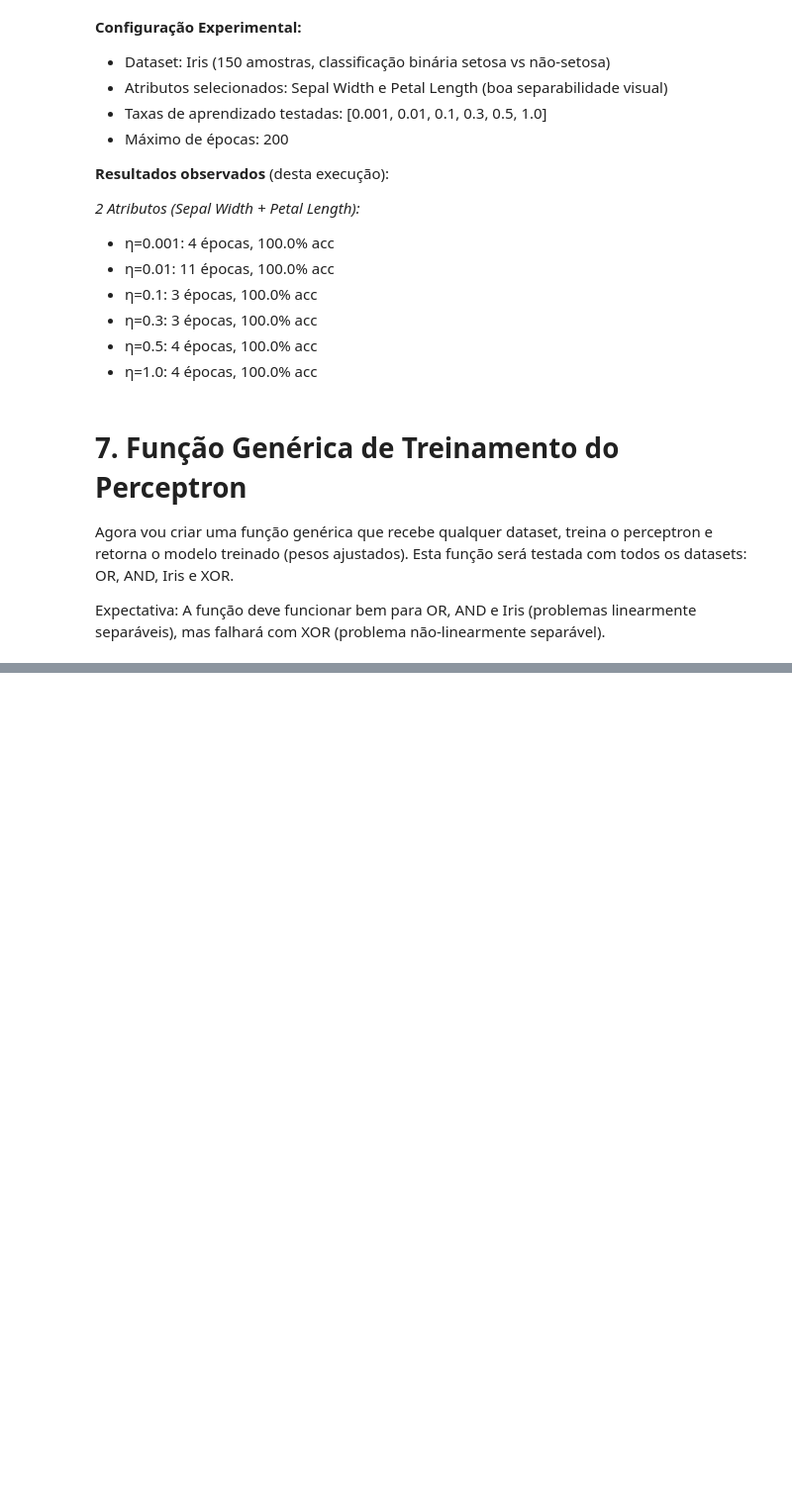
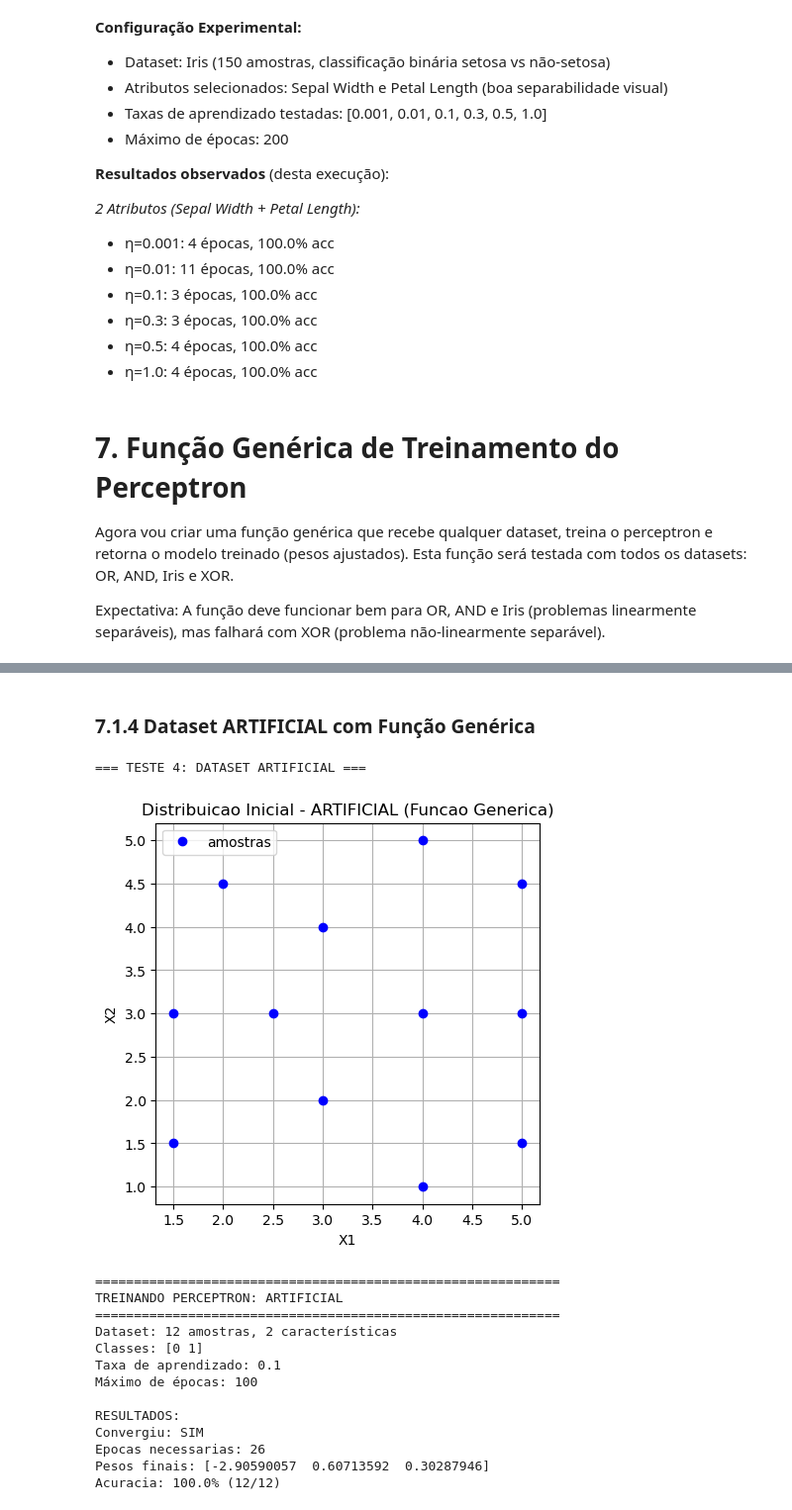
Before and after one commit to patrickcruzutfpr/redes-neurais-aula-02-perceptron, a Jupyter notebook: perceptron_simples.ipynb, the cells around one changed output, grey strips where cells are left out. Shown at 99% size. Drawn from its saved outputs; the diff is of its cells as text; code cells hidden in the pictures; blank space fills up the shorter version.

```diff
--- a/perceptron_simples.ipynb
+++ b/perceptron_simples.ipynb
@@ -704,0 +818,31 @@ Agora vou testar a função genérica com todos os datasets estudados: OR, AND,
+# %% [markdown]
+### 7.1.4 Dataset ARTIFICIAL com Função Genérica
+# %%
+print("=== TESTE 4: DATASET ARTIFICIAL ===")
+
+# Recarregar dados do ARTIFICIAL para usar com funcao generica
+X_art, D_art = carregar_dados('artificial')
+
+# Plot inicial - antes do treinamento
+plot_dados(X_art, D_art, 'Distribuicao Inicial - ARTIFICIAL (Funcao Generica)')
+plt.show()
+
+# Treinamento com funcao generica
+resultado_artificial = treinar_perceptron_generico(X_art, D_art, "ARTIFICIAL", eta=0.1, max_epocas=100, mostrar_detalhes=False)
+resultados_todos_datasets.append(resultado_artificial)
+# %% [output]
+=== TESTE 4: DATASET ARTIFICIAL ===
+[figure, added]
+============================================================
+TREINANDO PERCEPTRON: ARTIFICIAL
+============================================================
+Dataset: 12 amostras, 2 características
+Classes: [0 1]
+Taxa de aprendizado: 0.1
+Máximo de épocas: 100
+
+RESULTADOS:
+Convergiu: SIM
+Epocas necessarias: 26
+Pesos finais: [-2.90590057  0.60713592  0.30287946]
+Acuracia: 100.0% (12/12)
```
Also changed, not shown: parts of 20 cells of this notebook.
